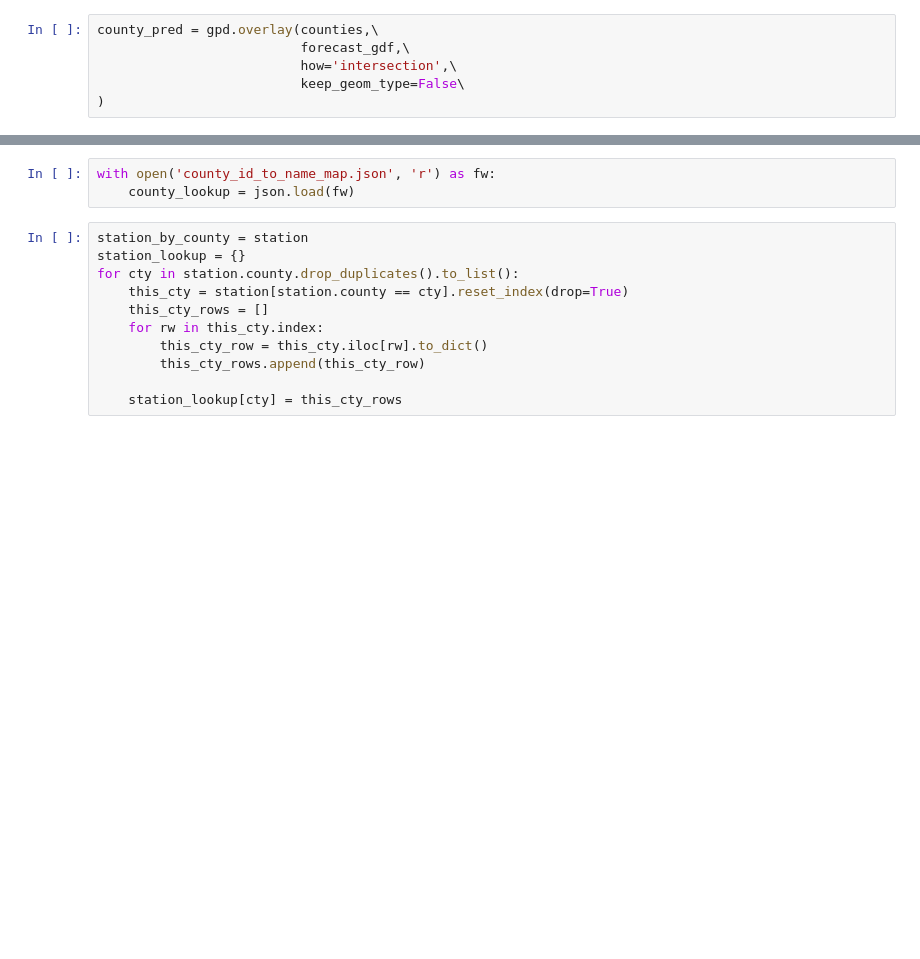
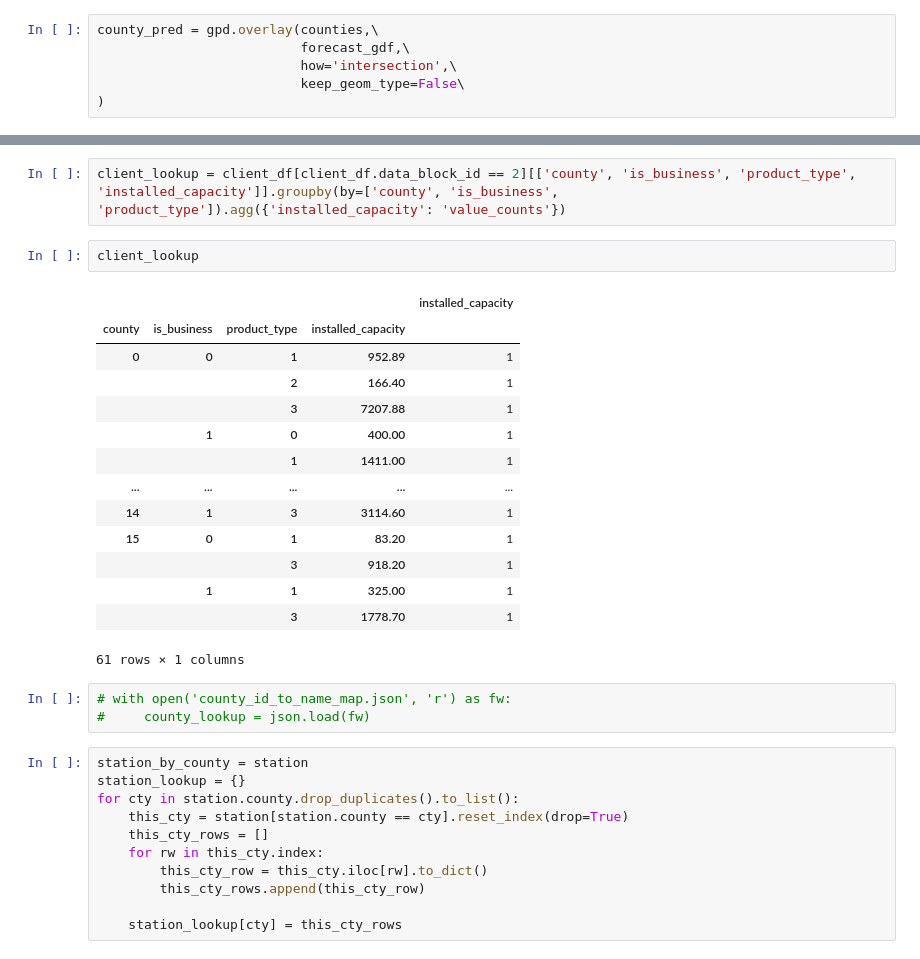
Before and after one commit to blcrosbie/kaggle, a Jupyter notebook: predict-energy-behavior-of-prosumers/Enefit Prosumer Behavior Prediction.ipynb, the cells around one changed output, grey strips where cells are left out. Saved outputs shown, nothing was run; the diff lists cells and outputs as text; blank space fills up the shorter version.

```diff
--- a/predict-energy-behavior-of-prosumers/Enefit Prosumer Behavior Prediction.ipynb
+++ b/predict-energy-behavior-of-prosumers/Enefit Prosumer Behavior Prediction.ipynb
@@ -355,6 +368,25 @@ client_df = pd.read_csv('client.csv', parse_dates=['date'])
+# %%
+client_lookup = client_df[client_df.data_block_id == 2][['county', 'is_business', 'product_type', 'installed_capacity']].groupby(by=['county', 'is_business', 'product_type']).agg({'installed_capacity': 'value_counts'})
+# %%
+client_lookup
+# %% [output]
+|  |  |  |  | installed_capacity |
+| county | is_business | product_type | installed_capacity |  |
+| 0 | 0 | 1 | 952.89 | 1 |
+|  |  | 2 | 166.40 | 1 |
+|  |  | 3 | 7207.88 | 1 |
+|  | 1 | 0 | 400.00 | 1 |
+|  |  | 1 | 1411.00 | 1 |
+| ... | ... | ... | ... | ... |
+| 14 | 1 | 3 | 3114.60 | 1 |
+| 15 | 0 | 1 | 83.20 | 1 |
+|  |  | 3 | 918.20 | 1 |
+|  | 1 | 1 | 325.00 | 1 |
+|  |  | 3 | 1778.70 | 1 |
+61 rows × 1 columns
 # %%
-with open('county_id_to_name_map.json', 'r') as fw:
-    county_lookup = json.load(fw)
+# with open('county_id_to_name_map.json', 'r') as fw:
+#     county_lookup = json.load(fw)
 # %%
 station_by_county = station
 station_lookup = {}
```
Also changed, not shown: parts of 35 cells of this notebook, 2 other files.
